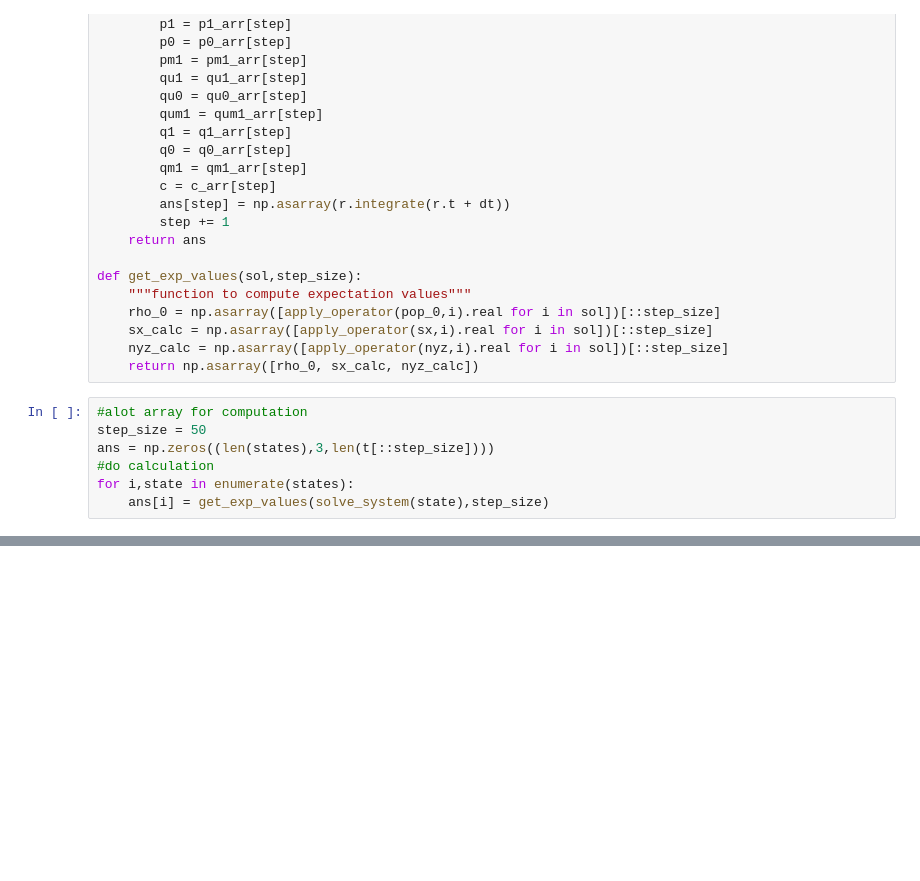
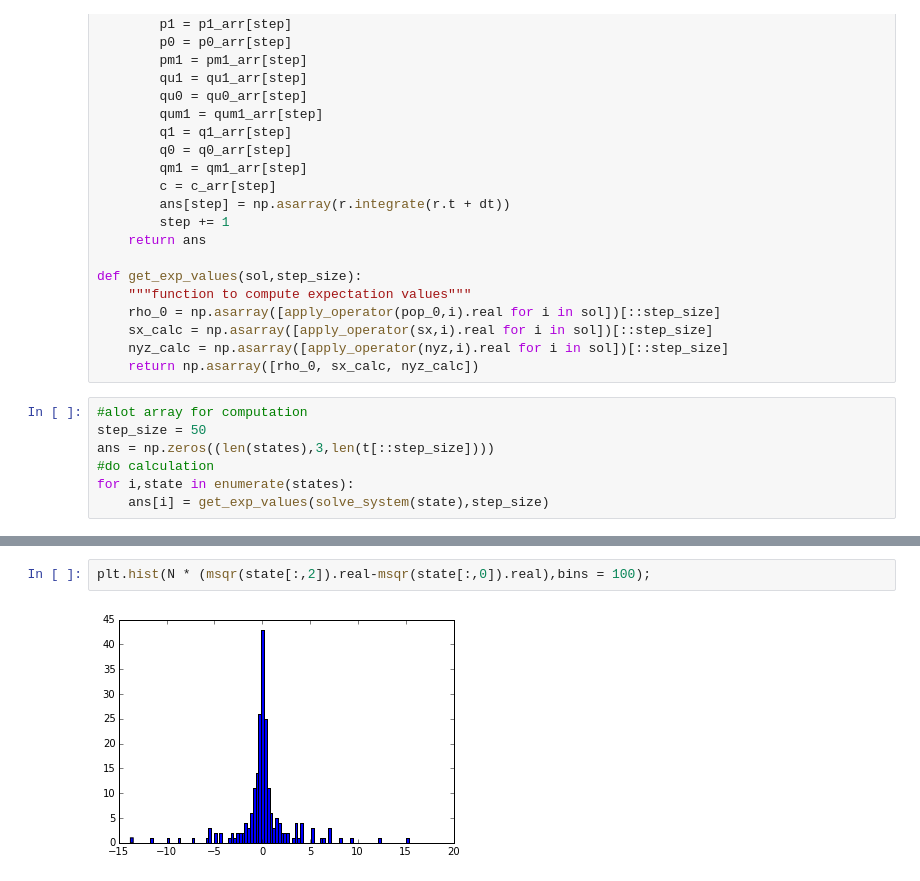
Before and after one commit to ZachGlassman/MySpinorSim, a Jupyter notebook: MeanField/SMA Spinor Oscillations.ipynb, the cells around one changed output, grey strips where cells are left out. Drawn from its saved outputs; the diff is of its cells as text; blank space fills up the shorter version.

```diff
--- a/MeanField/SMA Spinor Oscillations.ipynb
+++ b/MeanField/SMA Spinor Oscillations.ipynb
@@ -183,0 +194,4 @@ plt.tight_layout()
+# %%
+plt.hist(N * (msqr(state[:,2]).real-msqr(state[:,0]).real),bins = 100);
+# %% [output]
+[figure, added]
```
Also changed, not shown: parts of 7 cells of this notebook, 1 other file.
